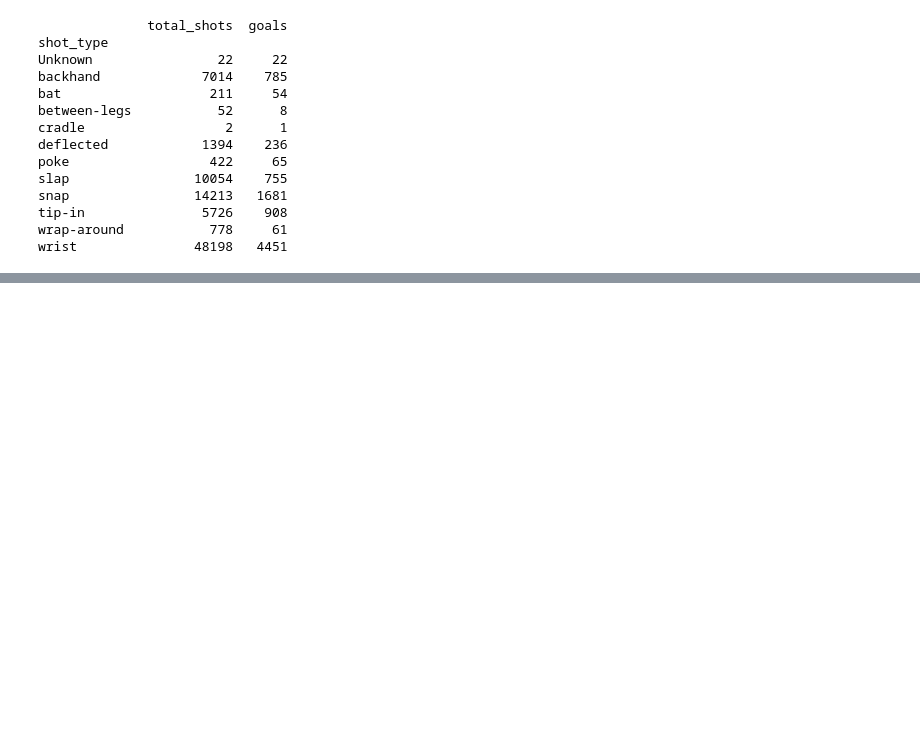
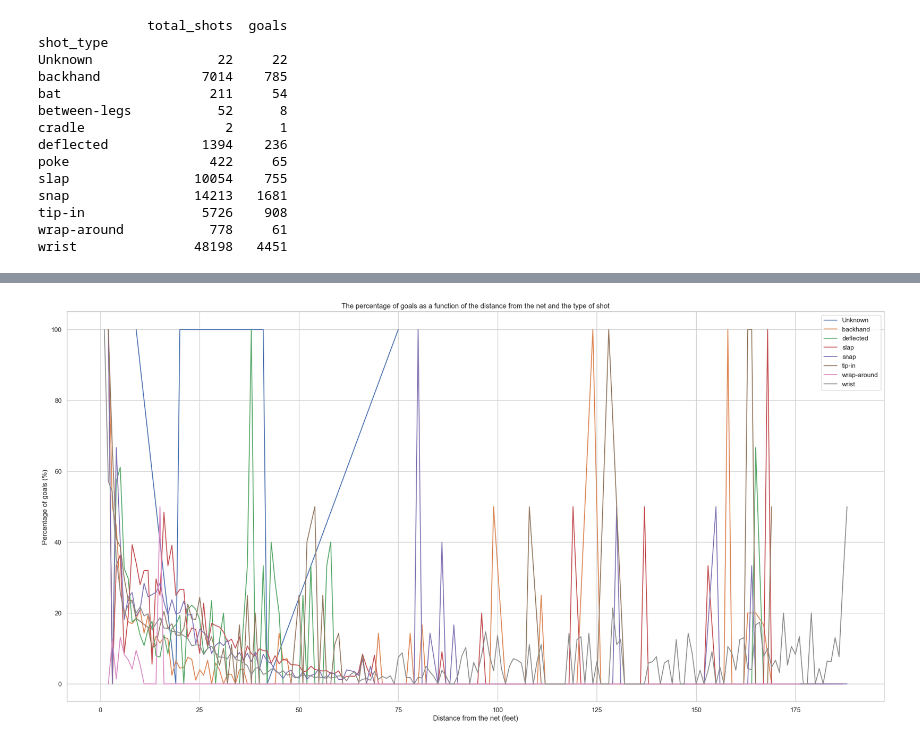
Before and after one commit to SlimeOverlord/nhl-data-analysis, a Jupyter notebook: ift6758/visualizations/simple_visualizations.ipynb, the cells around one changed output, grey strips where cells are left out. Cells and saved outputs as stored; diff of their text form; code cells hidden in the pictures; blank space fills up the shorter version.

```diff
--- a/ift6758/visualizations/simple_visualizations.ipynb
+++ b/ift6758/visualizations/simple_visualizations.ipynb
@@ -116,0 +127,15 @@ plt.show()
+# %%
+# We will consider the 2019-2020 season for this question
+
+total_shots_df_2019 = df_2019.groupby(["shot_type", "distance_from_goal"])["event_type"].count()
+goals_df_2019 = df_2019[df_2019["event_type"] == "Goal"].groupby(["shot_type", "distance_from_goal"])["event_type"].count()
+
+total_shots_df_2019 = total_shots_df_2019.rename("total_shots")
+goals_df_2019 = goals_df_2019.rename("goals")
+
+shots_and_goals_df_2019 = pd.concat([total_shots_df_2019, goals_df_2019], axis=1).fillna(0)
+shots_and_goals_df_2019["goals"] = shots_and_goals_df_2019["goals"].apply(lambda x: int(x) if not pd.isna(x) else np.nan)
+
+shots_and_goals_df_2019["goals_percentage"] = (shots_and_goals_df_2019["goals"]/shots_and_goals_df_2019["total_shots"]) * 100
+shots_and_goals_df_2019 = shots_and_goals_df_2019.reset_index()
+print(shots_and_goals_df_2019)
@@ -116,0 +157,18 @@ plt.show()
+# %%
+# Now we plot
+
+plt.figure(figsize=(25, 12))
+
+for shot_type in shots_and_goals_df_2019["shot_type"].unique():
+    distances = shots_and_goals_df_2019[shots_and_goals_df_2019["shot_type"] == shot_type]["distance_from_goal"]
+    goals_perc = shots_and_goals_df_2019[shots_and_goals_df_2019["shot_type"] == shot_type]["goals_percentage"]
+
+    plt.plot(distances, goals_perc, label=shot_type)
+
+plt.title("The percentage of goals as a function of the distance from the net and the type of shot")
+plt.xlabel("Distance from the net (feet)")
+plt.ylabel("Percentage of goals (%)")
+plt.legend()
+plt.show()
+# %% [output]
+[figure, added]
```
Also changed, not shown: parts of 8 cells of this notebook.
